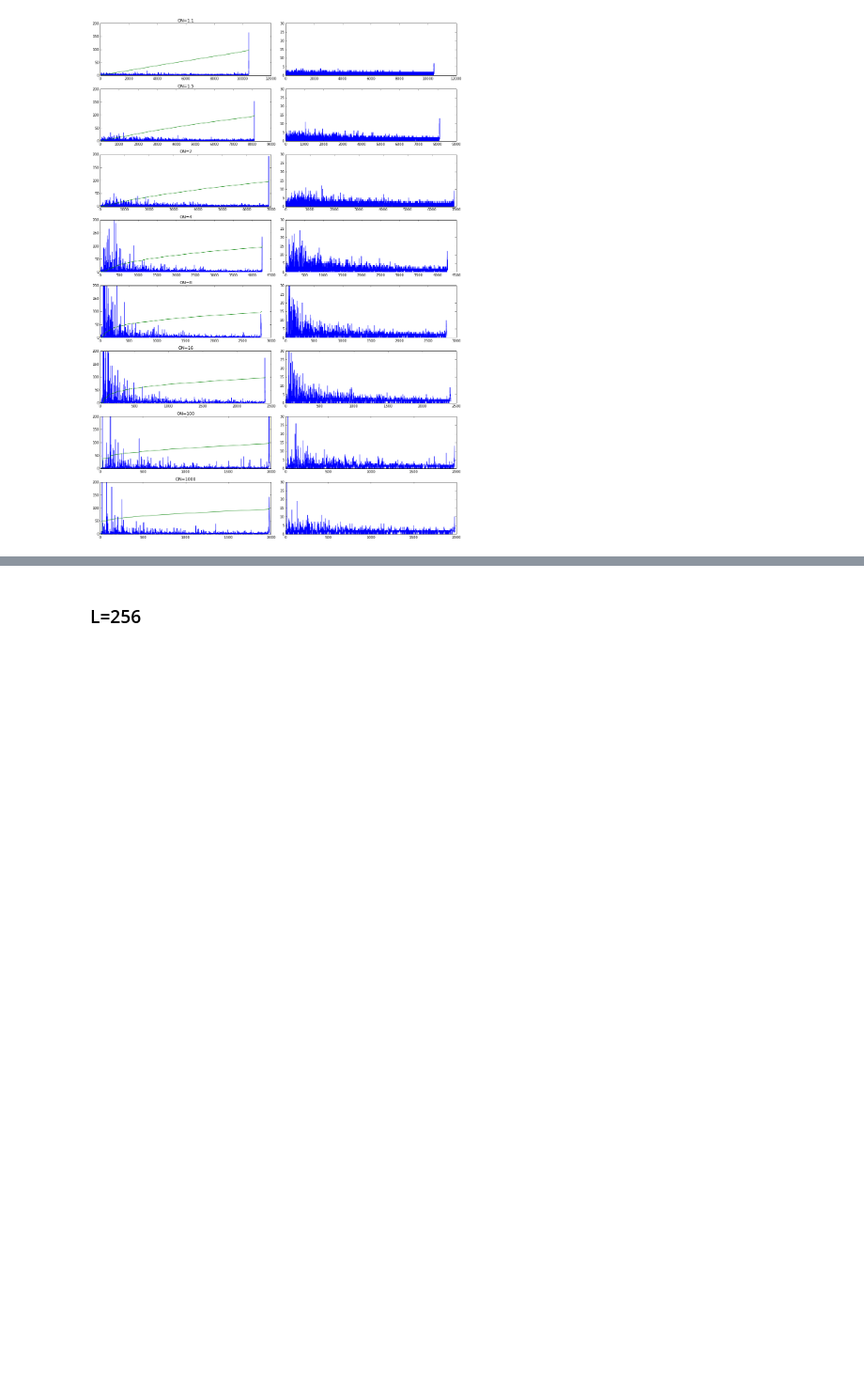
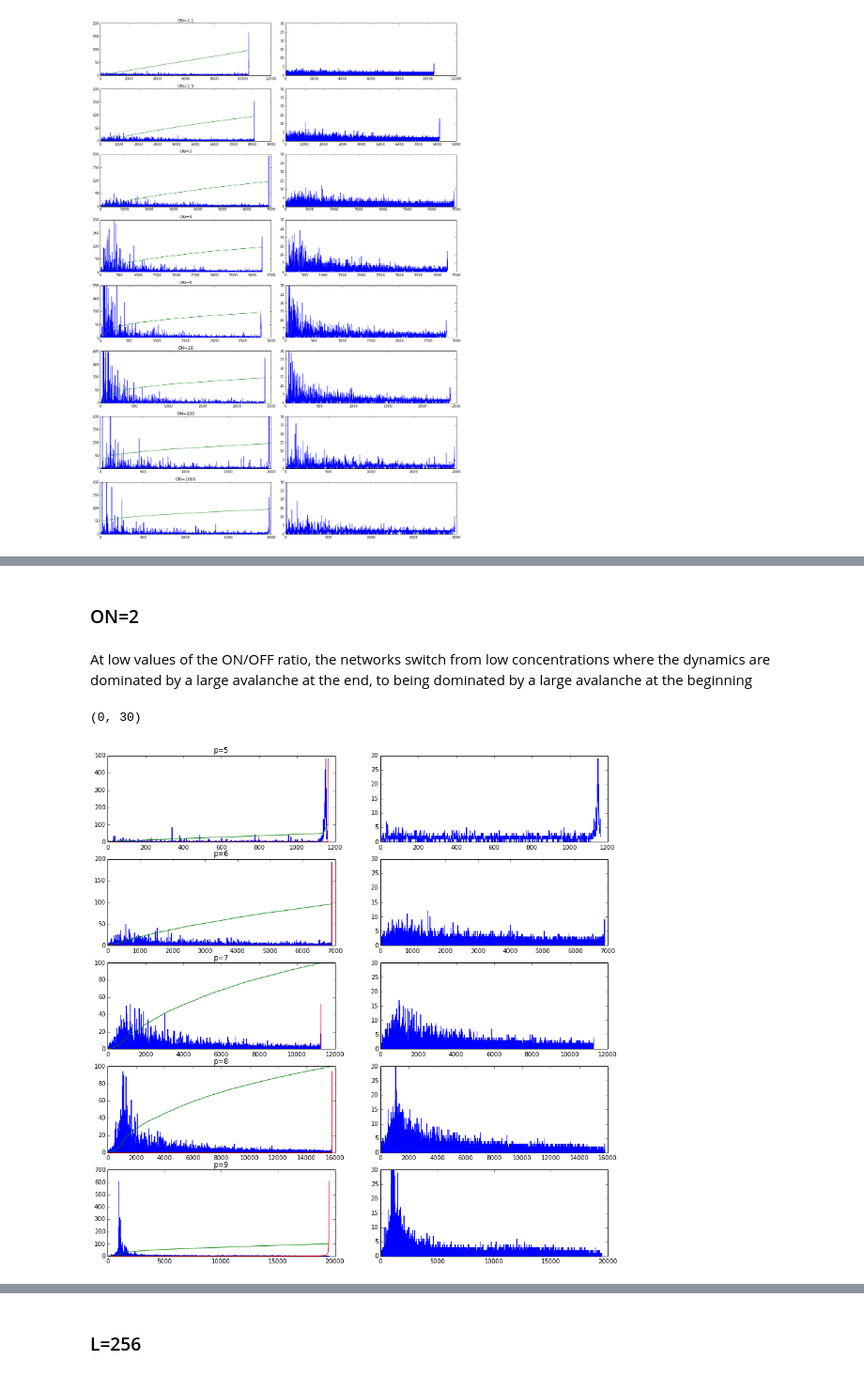
Before and after one commit to forrestsheldon/memNets, a Jupyter notebook: Memristor_Fuse_Data.ipynb, the cells around one changed output, grey strips where cells are left out. Shown at 94% size. Saved outputs shown, nothing was run; the diff lists cells and outputs as text; code cells hidden in the pictures; blank space fills up the shorter version.

```diff
--- a/Memristor_Fuse_Data.ipynb
+++ b/Memristor_Fuse_Data.ipynb
@@ -249,0 +260,4 @@ fig.tight_layout()
+# %% [markdown]
+### ON=2
+# %% [markdown]
+At low values of the ON/OFF ratio, the networks switch from low concentrations where the dynamics are dominated by a large avalanche at the end, to being dominated by a large avalanche at the beginning
@@ -249,0 +290,50 @@ fig.tight_layout()
+# %%
+fig, ax = plt.subplots(5, 2, figsize=(15, 15))
+
+ax[0,0].plot(avalanches_L128_p5_ON2)
+ax[0,0].plot(np.cumsum(avalanches_L128_p5_ON2) * 100 / np.sum(avalanches_L128_p5_ON2))
+ax[0,0].plot(voltage_L128_p5_ON2 / max(voltage_L128_p5_ON2) * max(avalanches_L128_p5_ON2))
+ax[0,0].set_title('p=5')
+#ax[0,0].set_ylim(0, 200)
+
+ax[0,1].plot(steps_L128_p5_ON2)
+ax[0,1].set_ylim(0, 30)
+
+ax[1,0].plot(avalanches_L128_p6_ON2)
+ax[1,0].plot(np.cumsum(avalanches_L128_p6_ON2) * 100 / np.sum(avalanches_L128_p6_ON2))
+ax[1,0].plot(voltage_L128_p6_ON2 / max(voltage_L128_p6_ON2) * max(avalanches_L128_p6_ON2))
+ax[1,0].set_title('p=6')
+#ax[1,0].set_ylim(0, 200)
+
+ax[1,1].plot(steps_L128_p6_ON2)
+ax[1,1].set_ylim(0, 30)
+
+ax[2,0].plot(avalanches_L128_p7_ON2)
+ax[2,0].plot(np.cumsum(avalanches_L128_p7_ON2) * 100 / np.sum(avalanches_L128_p7_ON2))
+ax[2,0].plot(voltage_L128_p7_ON2 / max(voltage_L128_p7_ON2) * max(avalanches_L128_p7_ON2))
+ax[2,0].set_title('p=7')
+#ax[2,0].set_ylim(0, 200)
+
+ax[2,1].plot(steps_L128_p7_ON2)
+ax[2,1].set_ylim(0, 30)
+
+ax[3,0].plot(avalanches_L128_p8_ON2)
+ax[3,0].plot(np.cumsum(avalanches_L128_p8_ON2) * 100 / np.sum(avalanches_L128_p8_ON2))
+ax[3,0].plot(voltage_L128_p8_ON2 / max(voltage_L128_p8_ON2) * max(avalanches_L128_p8_ON2))
+ax[3,0].set_title('p=8')
+#ax[3,0].set_ylim(0, 200)
+
+ax[3,1].plot(steps_L128_p8_ON2)
+ax[3,1].set_ylim(0, 30)
+
+ax[4,0].plot(avalanches_L128_p9_ON2)
+ax[4,0].plot(np.cumsum(avalanches_L128_p9_ON2) * 100 / np.sum(avalanches_L128_p9_ON2))
+ax[4,0].plot(voltage_L128_p9_ON2 / max(voltage_L128_p9_ON2) * max(avalanches_L128_p9_ON2))
+ax[4,0].set_title('p=9')
+#ax[4,0].set_ylim(0, 200)
+
+ax[4,1].plot(steps_L128_p9_ON2)
+ax[4,1].set_ylim(0, 30)
+# %% [output]
+(0, 30)
+[figure, added]
```
Also changed, not shown: parts of 11 cells of this notebook, 1 other file.
